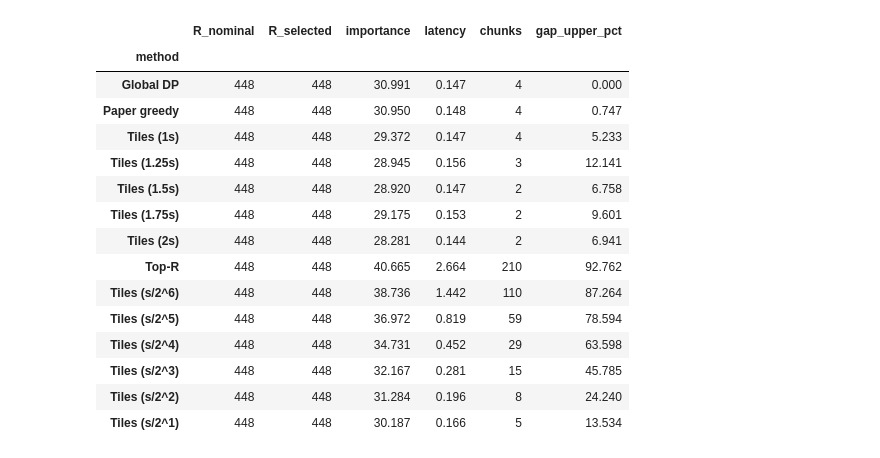
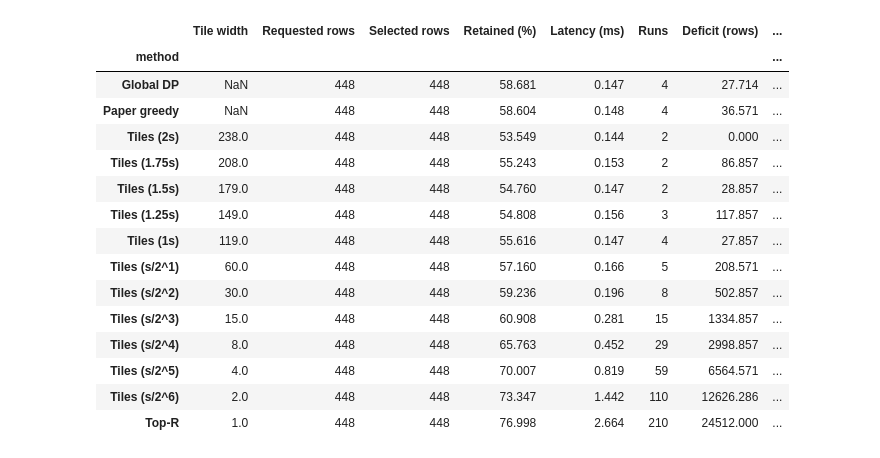
Before and after one commit to yabsed/vlm-in-flash-jupyter, a Jupyter notebook: results/02/02_04_analyze_oracle.ipynb, the cells around one changed output. Saved outputs shown, nothing was run; the diff lists cells and outputs as text; code cells hidden in the pictures.

```diff
--- a/results/02/02_04_analyze_oracle.ipynb
+++ b/results/02/02_04_analyze_oracle.ipynb
@@ -46 +61,5 @@ results = pd.concat([oracle, selectors], ignore_index=True)
+# %%
+results["retained_pct"] = (
+    100 * results.importance / results.importance_total.replace(0, np.nan)
+)
 # %% [markdown]
@@ -98,19 +104,14 @@ their other measurements remain available.
 # %%
 ratio = results.importance / results.latency.replace(0, np.nan)
-comparable = (results.R_selected == results.R_nominal) & (results.eta_lower > 0)
+comparable = (
+    (results.R_selected == results.R_nominal)
+    & (results.eta_lower > 0)
+)
 
 results["gap_lower_pct"] = (
     100 * (1 - ratio / results.eta_lower.replace(0, np.nan))
 ).clip(lower=0).where(comparable)
+
 results["gap_upper_pct"] = (
     100 * (1 - ratio / results.eta_upper.replace(0, np.nan))
 ).clip(lower=0).where(comparable)
-# %%
-tile_methods = selectors.loc[selectors.tile_width.notna(), "method"].drop_duplicates().tolist()
-method_order = ["Global DP", "Paper greedy", *tile_methods]
-results["method"] = pd.Categorical(results.method, categories=method_order, ordered=True)
-results = results.sort_values(["trace_id", "fraction", "method"])
-method_colors = {"Global DP": "black", "Paper greedy": "tab:orange"}
-method_colors.update(zip(tile_methods, plt.cm.viridis(np.linspace(.1, .9, len(tile_methods)))))
-method_colors["Top-R"] = "tab:red"
-results.head()
@@ -210,20 +418,42 @@ methods = {name: saved_mask(row) for name, row in example.iterrows()}
+# %%
+first    = results[results.trace_id == results.trace_id.min()]
+fraction = first.fraction.iloc[(first.fraction - 0.5).abs().argmin()]
+example  = first[np.isclose(first.fraction, fraction)].set_index("method")
+
+baselines = example.reindex(["Global DP", "Paper greedy"])
+tile_masks = example[example.tile_width.notna()].sort_values(
+    "tile_width",
+    ascending=False,
+)
+example = pd.concat([baselines, tile_masks])
 # %%
-example[["R_nominal", "R_selected", "importance", "latency",
-         "chunks", "gap_upper_pct"]].round(3)
+example[[
+    "tile_width", "R_nominal", "R_selected", "retained_pct",
+    "latency", "chunks", "shortfall_rows", "gap_upper_pct",
+]].rename(columns={
+    "tile_width"     : "Tile width",
+    "R_nominal"      : "Requested rows",
+    "R_selected"     : "Selected rows",
+    "retained_pct"   : "Retained (%)",
+    "latency"        : "Latency (ms)",
+    "chunks"         : "Runs",
+    "shortfall_rows" : "Deficit (rows)",
+    "gap_upper_pct"  : "Gap upper bound (%)",
+}).round(3)
 # %% [output]
-|  | R_nominal | R_selected | importance | latency | chunks | gap_upper_pct |
-| method |  |  |  |  |  |  |
-| Global DP | 448 | 448 | 30.991 | 0.147 | 4 | 0.000 |
-| Paper greedy | 448 | 448 | 30.950 | 0.148 | 4 | 0.747 |
-| Tiles (1s) | 448 | 448 | 29.372 | 0.147 | 4 | 5.233 |
-| Tiles (1.25s) | 448 | 448 | 28.945 | 0.156 | 3 | 12.141 |
-| Tiles (1.5s) | 448 | 448 | 28.920 | 0.147 | 2 | 6.758 |
-| Tiles (1.75s) | 448 | 448 | 29.175 | 0.153 | 2 | 9.601 |
-| Tiles (2s) | 448 | 448 | 28.281 | 0.144 | 2 | 6.941 |
-| Top-R | 448 | 448 | 40.665 | 2.664 | 210 | 92.762 |
-| Tiles (s/2^6) | 448 | 448 | 38.736 | 1.442 | 110 | 87.264 |
-| Tiles (s/2^5) | 448 | 448 | 36.972 | 0.819 | 59 | 78.594 |
-| Tiles (s/2^4) | 448 | 448 | 34.731 | 0.452 | 29 | 63.598 |
-| Tiles (s/2^3) | 448 | 448 | 32.167 | 0.281 | 15 | 45.785 |
-| Tiles (s/2^2) | 448 | 448 | 31.284 | 0.196 | 8 | 24.240 |
-| Tiles (s/2^1) | 448 | 448 | 30.187 | 0.166 | 5 | 13.534 |
+|  | Tile width | Requested rows | Selected rows | Retained (%) | Latency (ms) | Runs | Deficit (rows) | ... |
+| method |  |  |  |  |  |  |  | ... |
+| Global DP | NaN | 448 | 448 | 58.681 | 0.147 | 4 | 27.714 | ... |
+| Paper greedy | NaN | 448 | 448 | 58.604 | 0.148 | 4 | 36.571 | ... |
+| Tiles (2s) | 238.0 | 448 | 448 | 53.549 | 0.144 | 2 | 0.000 | ... |
+| Tiles (1.75s) | 208.0 | 448 | 448 | 55.243 | 0.153 | 2 | 86.857 | ... |
+| Tiles (1.5s) | 179.0 | 448 | 448 | 54.760 | 0.147 | 2 | 28.857 | ... |
+| Tiles (1.25s) | 149.0 | 448 | 448 | 54.808 | 0.156 | 3 | 117.857 | ... |
+| Tiles (1s) | 119.0 | 448 | 448 | 55.616 | 0.147 | 4 | 27.857 | ... |
+| Tiles (s/2^1) | 60.0 | 448 | 448 | 57.160 | 0.166 | 5 | 208.571 | ... |
+| Tiles (s/2^2) | 30.0 | 448 | 448 | 59.236 | 0.196 | 8 | 502.857 | ... |
+| Tiles (s/2^3) | 15.0 | 448 | 448 | 60.908 | 0.281 | 15 | 1334.857 | ... |
+| Tiles (s/2^4) | 8.0 | 448 | 448 | 65.763 | 0.452 | 29 | 2998.857 | ... |
+| Tiles (s/2^5) | 4.0 | 448 | 448 | 70.007 | 0.819 | 59 | 6564.571 | ... |
+| Tiles (s/2^6) | 2.0 | 448 | 448 | 73.347 | 1.442 | 110 | 12626.286 | ... |
+| Top-R | 1.0 | 448 | 448 | 76.998 | 2.664 | 210 | 24512.000 | ... |
```
Also changed, not shown: parts of 41 cells of this notebook.
